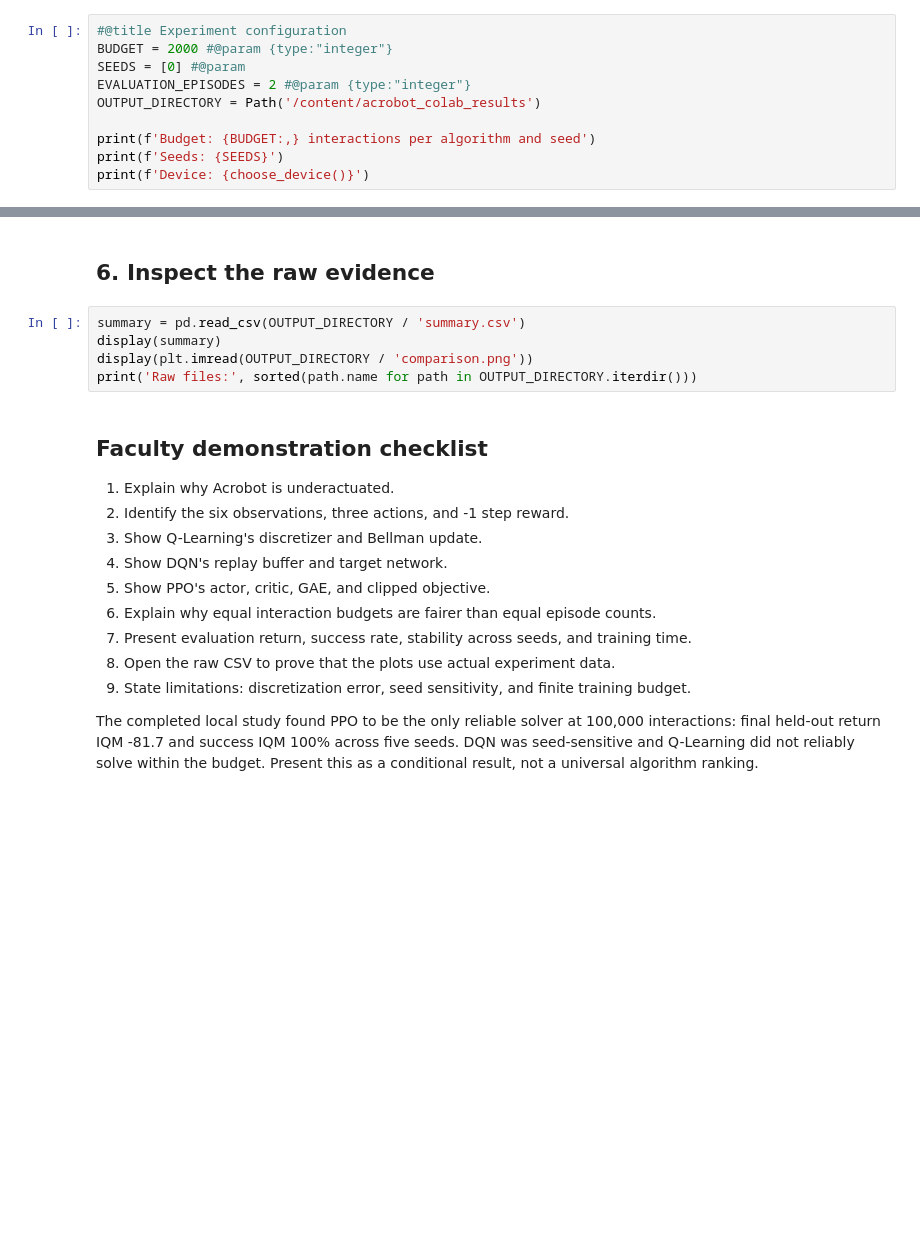
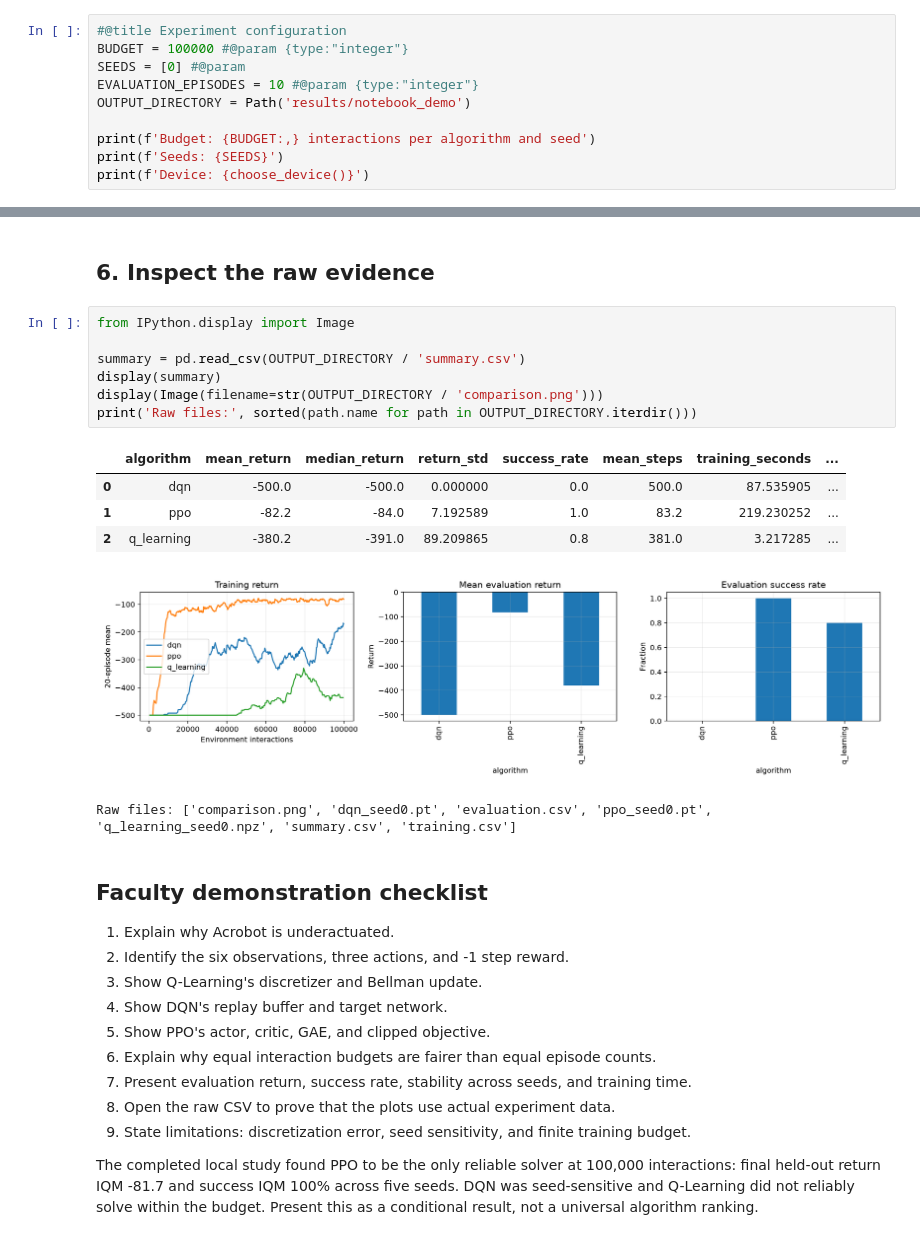
Before and after one commit to meetmehta0685/Acrobot, a Jupyter notebook: colab/acrobot_colab.ipynb, the cells around one changed output, grey strips where cells are left out. Cells and saved outputs as stored; diff of their text form; blank space fills up the shorter version.

```diff
--- a/colab/acrobot_colab.ipynb
+++ b/colab/acrobot_colab.ipynb
@@ -526,10 +526,10 @@ final report, use at least 100,000 interactions and five seeds. A full experimen
 can take a long time, so run it before your presentation.
 # %%
 #@title Experiment configuration
-BUDGET = 2000 #@param {type:"integer"}
+BUDGET = 100000 #@param {type:"integer"}
 SEEDS = [0] #@param
-EVALUATION_EPISODES = 2 #@param {type:"integer"}
-OUTPUT_DIRECTORY = Path('/content/acrobot_colab_results')
+EVALUATION_EPISODES = 10 #@param {type:"integer"}
+OUTPUT_DIRECTORY = Path('results/notebook_demo')
 
 print(f'Budget: {BUDGET:,} interactions per algorithm and seed')
 print(f'Seeds: {SEEDS}')
@@ -549,10 +569,19 @@ run_comparison(BUDGET, SEEDS, EVALUATION_EPISODES, OUTPUT_DIRECTORY)
 # %% [markdown]
 ## 6. Inspect the raw evidence
 # %%
+from IPython.display import Image
+
 summary = pd.read_csv(OUTPUT_DIRECTORY / 'summary.csv')
 display(summary)
-display(plt.imread(OUTPUT_DIRECTORY / 'comparison.png'))
+display(Image(filename=str(OUTPUT_DIRECTORY / 'comparison.png')))
 print('Raw files:', sorted(path.name for path in OUTPUT_DIRECTORY.iterdir()))
+# %% [output]
+|  | algorithm | mean_return | median_return | return_std | success_rate | mean_steps | training_seconds | ... |
+| 0 | dqn | -500.0 | -500.0 | 0.000000 | 0.0 | 500.0 | 87.535905 | ... |
+| 1 | ppo | -82.2 | -84.0 | 7.192589 | 1.0 | 83.2 | 219.230252 | ... |
+| 2 | q_learning | -380.2 | -391.0 | 89.209865 | 0.8 | 381.0 | 3.217285 | ... |
+[figure, added]
+Raw files: ['comparison.png', 'dqn_seed0.pt', 'evaluation.csv', 'ppo_seed0.pt', 'q_learning_seed0.npz', 'summary.csv', 'training.csv']
 # %% [markdown]
 ## Faculty demonstration checklist
 
```
Also changed, not shown: parts of 3 cells of this notebook, 15 other files.
